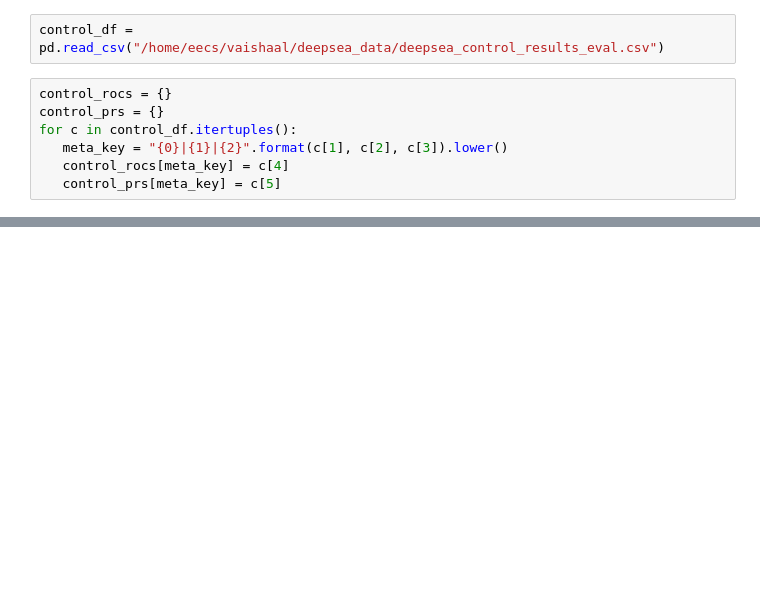
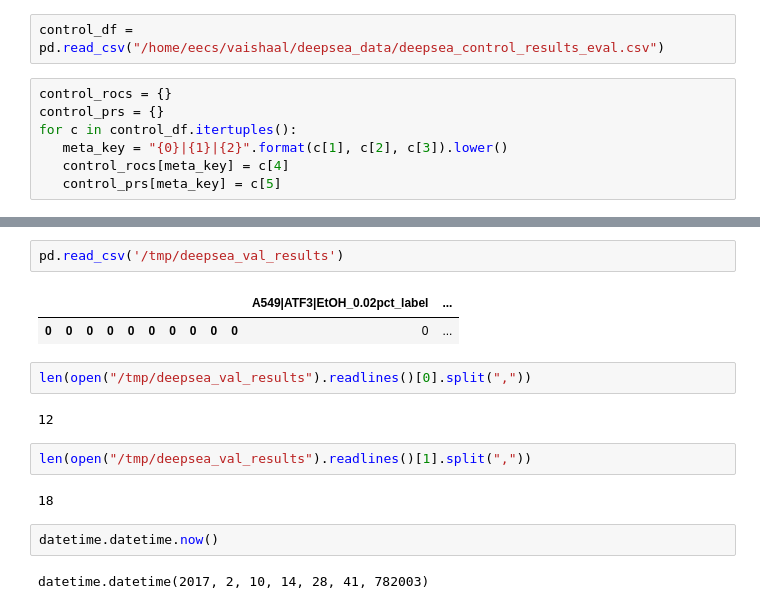
Before and after one commit to akmorrow13/endive, a Jupyter notebook: python/run-deepsea-pipeline.ipynb, the cells around one changed output, grey strips where cells are left out. Cells and saved outputs as stored; diff of their text form; blank space fills up the shorter version.

```diff
--- a/python/run-deepsea-pipeline.ipynb
+++ b/python/run-deepsea-pipeline.ipynb
@@ -115,2 +179,19 @@ for c in control_df.itertuples():
+# %%
+pd.read_csv('/tmp/deepsea_val_results')
+# %% [output]
+|  |  |  |  |  |  |  |  |  |  | A549|ATF3|EtOH_0.02pct_label | ... |
+| 0 | 0 | 0 | 0 | 0 | 0 | 0 | 0 | 0 | 0 | 0 | ... |
+# %%
+len(open("/tmp/deepsea_val_results").readlines()[0].split(","))
+# %% [output]
+12
+# %%
+len(open("/tmp/deepsea_val_results").readlines()[1].split(","))
+# %% [output]
+18
+# %%
+datetime.datetime.now()
+# %% [output]
+datetime.datetime(2017, 2, 10, 14, 28, 41, 782003)
 # %%
 # %% [output]
```
Also changed, not shown: parts of 18 cells of this notebook, 5 other files.
